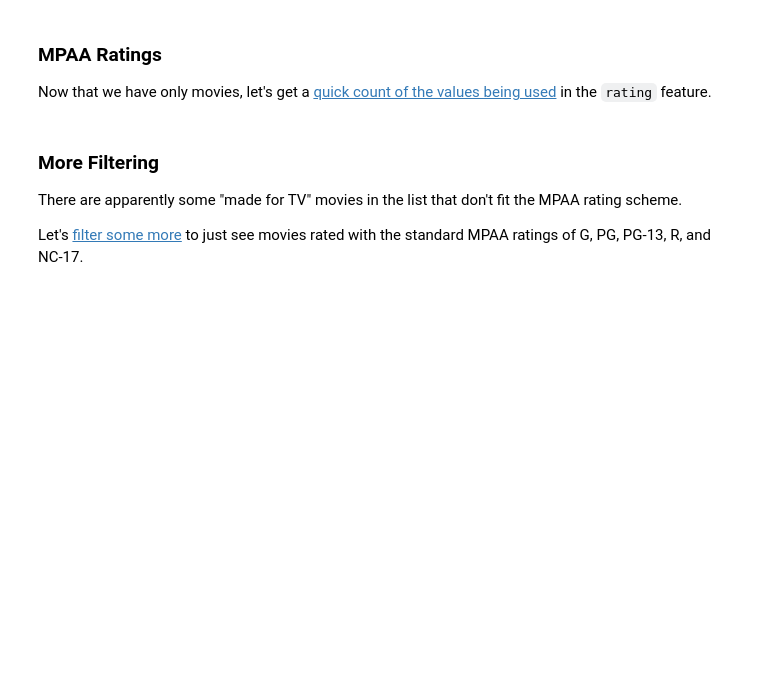
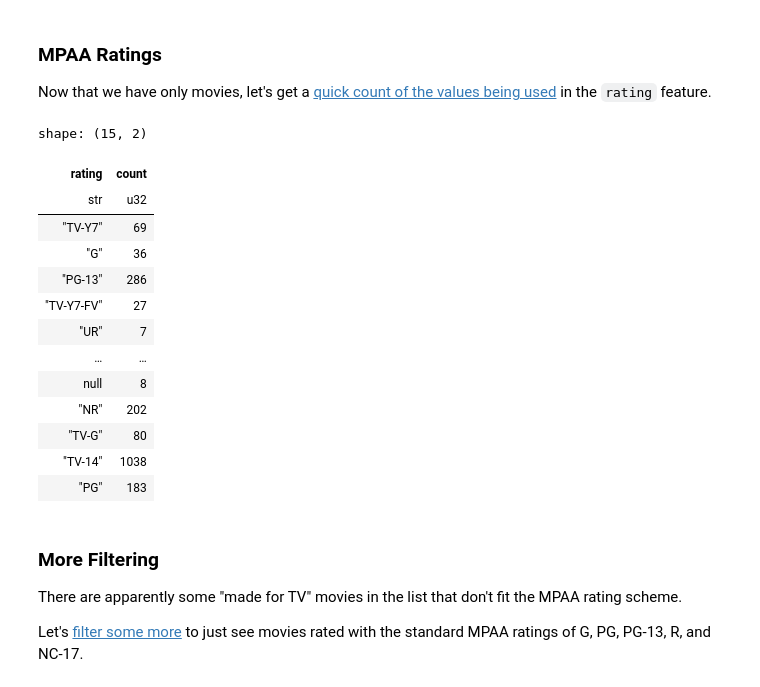
Before and after one commit to IzakB42/Data-Science-Projects-2026-2027, a Jupyter notebook: notebooks/Exploration_01_Polars.ipynb, the cells around one changed output. Saved outputs shown, nothing was run; the diff lists cells and outputs as text; code cells hidden in the pictures; blank space fills up the shorter version.

```diff
--- a/notebooks/Exploration_01_Polars.ipynb
+++ b/notebooks/Exploration_01_Polars.ipynb
@@ -66,6 +117,23 @@ Now that we have only movies, let's get a [quick count of the values being used]
 # %%
 # Determine the number of records for each value of the "rating" feature.
 # Remember to count the values in your subset only, not in the original dataframe.
+ratings = movie.select(pl.col('rating'))
+ratings['rating'].value_counts()
+# %% [output]
+shape: (15, 2)
+| rating | count |
+| str | u32 |
+| "TV-Y7" | 69 |
+| "G" | 36 |
+| "PG-13" | 286 |
+| "TV-Y7-FV" | 27 |
+| "UR" | 7 |
+| … | … |
+| null | 8 |
+| "NR" | 202 |
+| "TV-G" | 80 |
+| "TV-14" | 1038 |
+| "PG" | 183 |
 # %% [markdown]
 ### More Filtering
 
```
Also changed, not shown: parts of 4 cells of this notebook.
